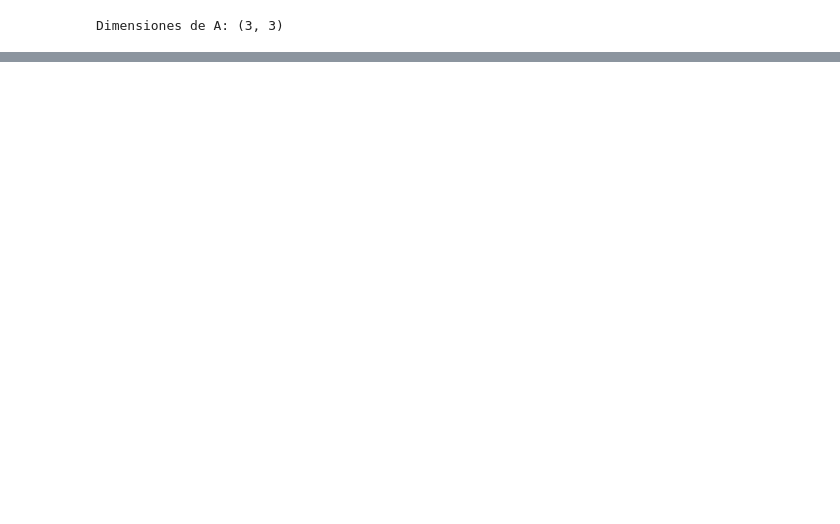
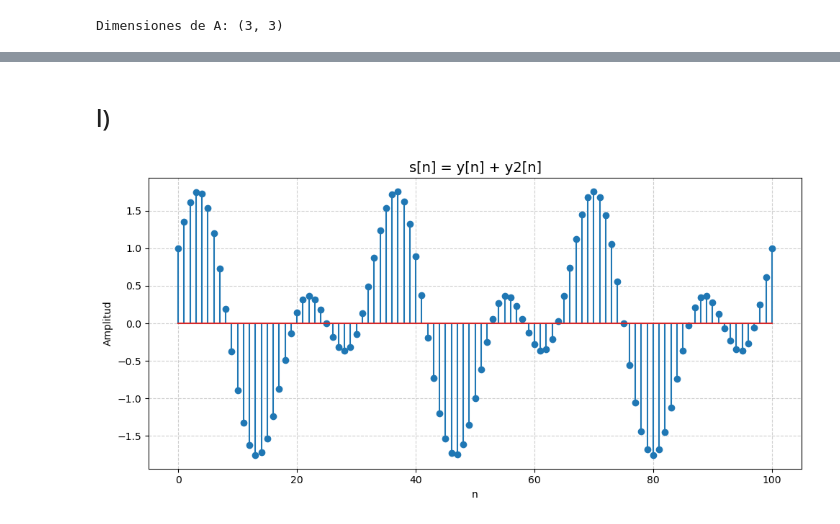
Before and after one commit to decagsito/Biosenales_20261, a Jupyter notebook: Practica_1.ipynb, the cells around one changed output, grey strips where cells are left out. Cells and saved outputs as stored; diff of their text form; code cells hidden in the pictures; blank space fills up the shorter version.

```diff
--- a/Practica_1.ipynb
+++ b/Practica_1.ipynb
@@ -126,0 +195,18 @@ Dimensiones de A: (3, 3)
+# %% [markdown]
+## l)
+# %%
+# 🔹 Tercera señal: suma
+s = y + y2
+
+plt.figure(figsize=(10,5))
+plt.stem(n, s)
+
+plt.title("s[n] = y[n] + y2[n]", fontsize=14)
+plt.xlabel("n")
+plt.ylabel("Amplitud")
+plt.grid(True, linestyle="--", alpha=0.6)
+
+plt.tight_layout()
+plt.show()
+# %% [output]
+[figure, added]
```
Also changed, not shown: parts of 26 cells of this notebook.
